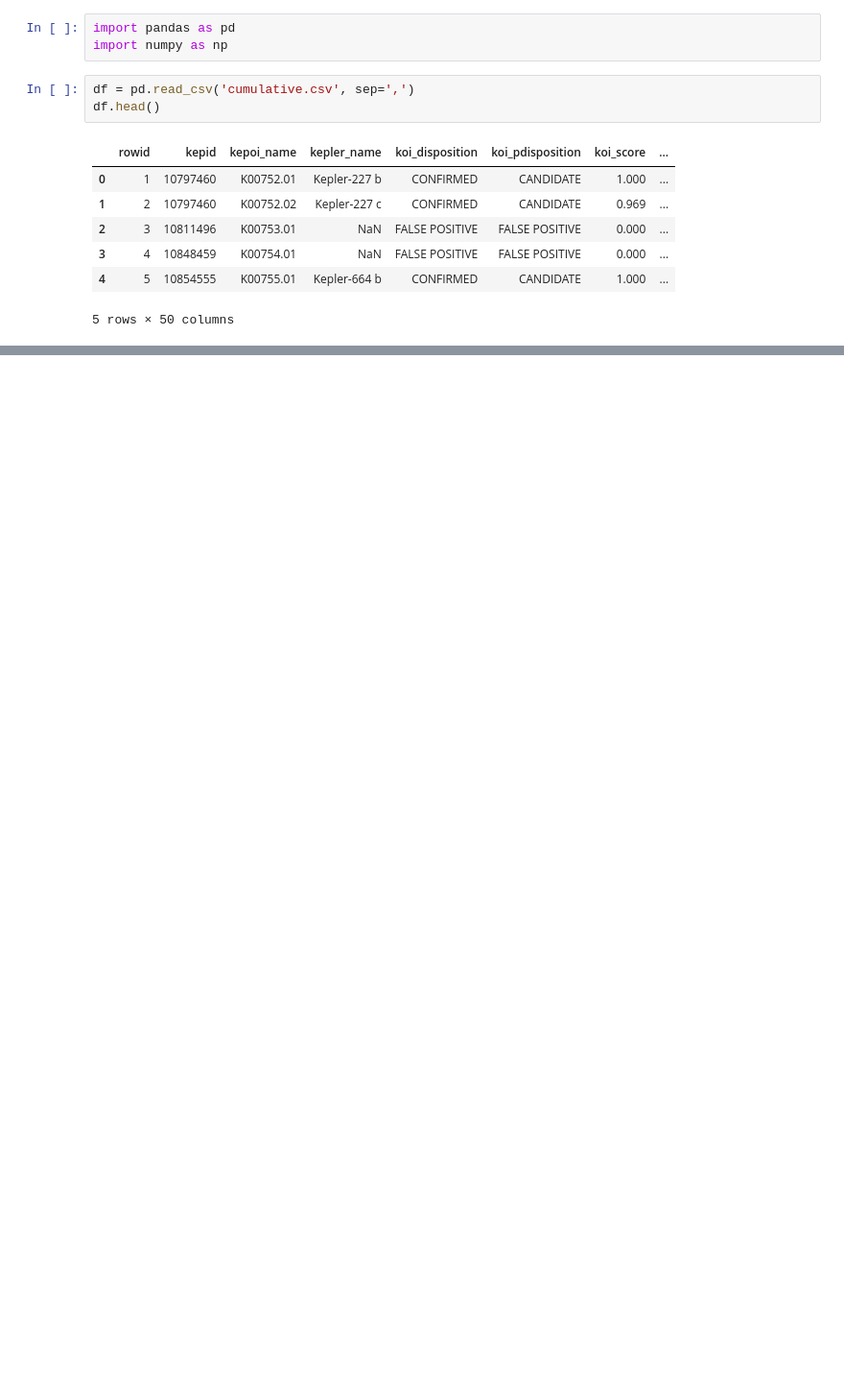
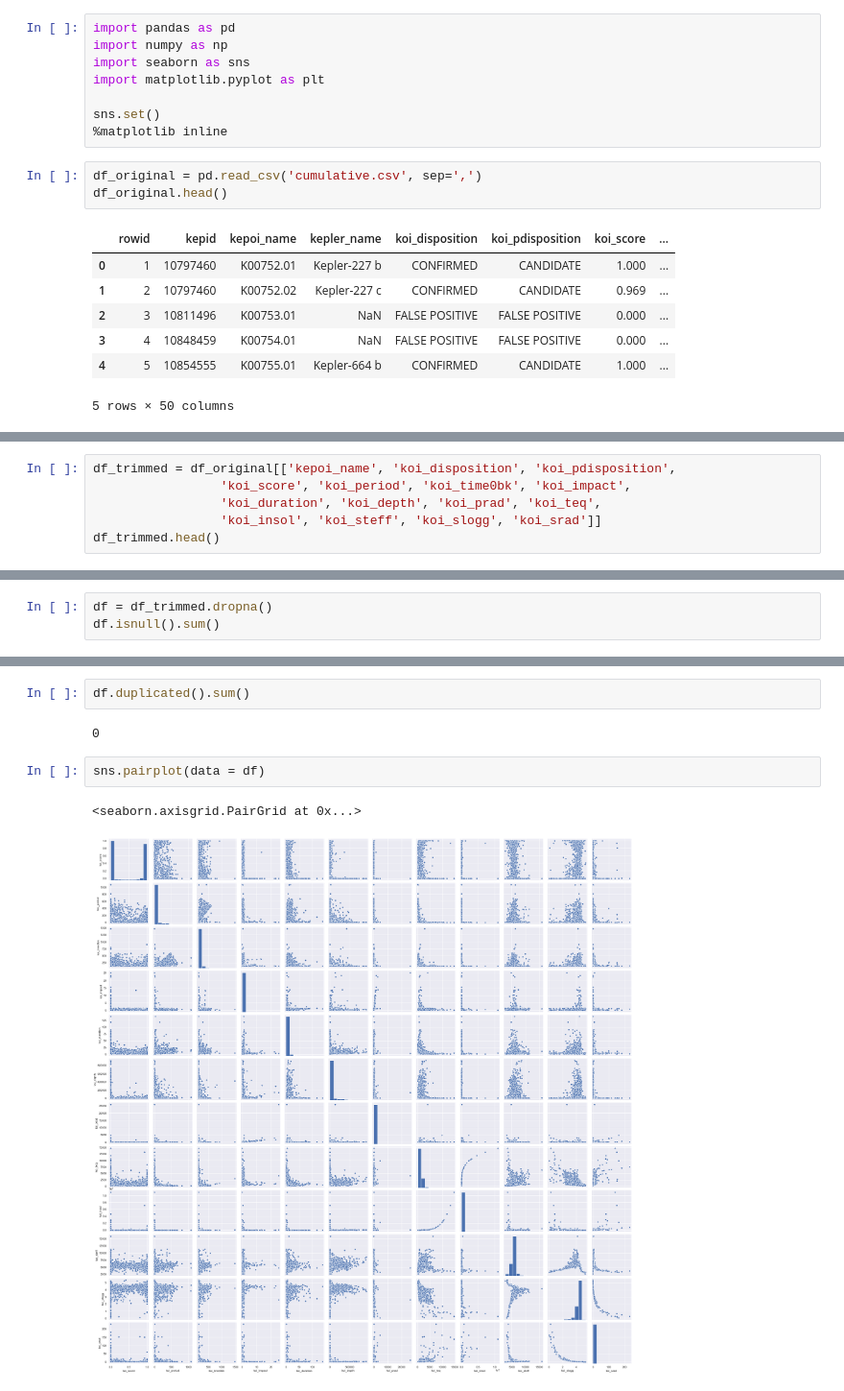
Before and after one commit to nikolabaci98/kepler-exoplanet-search-results, a Jupyter notebook: Kepler Exoplanet Project.ipynb, the cells around one changed output, grey strips where cells are left out. Shown at 96% size. Drawn from its saved outputs; the diff is of its cells as text; blank space fills up the shorter version.

Commit message:
basic data exploration

```diff
--- a/Kepler Exoplanet Project.ipynb
+++ b/Kepler Exoplanet Project.ipynb
@@ -8,9 +8,14 @@
 # %%
 import pandas as pd
 import numpy as np
+import seaborn as sns
+import matplotlib.pyplot as plt
+
+sns.set()
+%matplotlib inline
 # %%
-df = pd.read_csv('cumulative.csv', sep=',')
-df.head()
+df_original = pd.read_csv('cumulative.csv', sep=',')
+df_original.head()
 # %% [output]
 |  | rowid | kepid | kepoi_name | kepler_name | koi_disposition | koi_pdisposition | koi_score | ... |
 | 0 | 1 | 10797460 | K00752.01 | Kepler-227 b | CONFIRMED | CANDIDATE | 1.000 | ... |
@@ -21,0 +66,6 @@ df.head()
+# %%
+df_trimmed = df_original[['kepoi_name', 'koi_disposition', 'koi_pdisposition',
+                 'koi_score', 'koi_period', 'koi_time0bk', 'koi_impact',
+                 'koi_duration', 'koi_depth', 'koi_prad', 'koi_teq',
+                 'koi_insol', 'koi_steff', 'koi_slogg', 'koi_srad']]
+df_trimmed.head()
@@ -21,0 +98,3 @@ df.head()
+# %%
+df = df_trimmed.dropna()
+df.isnull().sum()
@@ -21,0 +131,9 @@ df.head()
+# %%
+df.duplicated().sum()
+# %% [output]
+0
+# %%
+sns.pairplot(data = df)
+# %% [output]
+<seaborn.axisgrid.PairGrid at 0x...>
+[figure, added]
```
Also changed, not shown: parts of 9 cells of this notebook.
